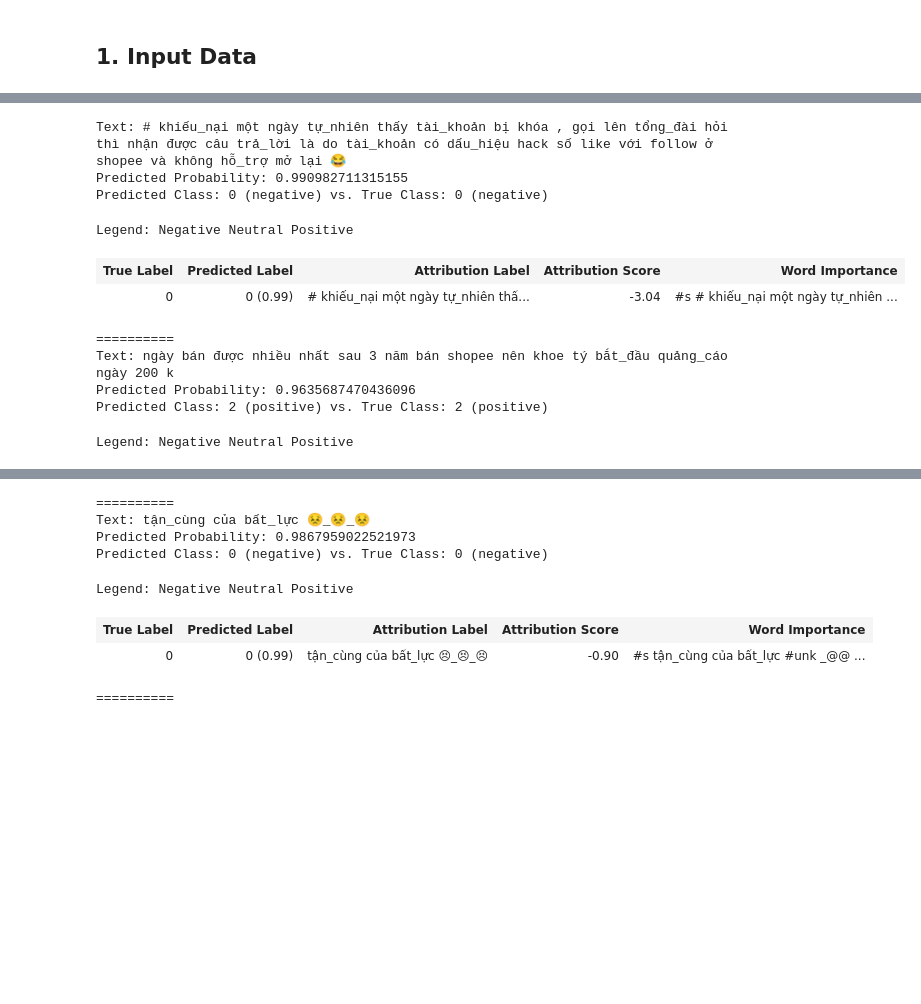
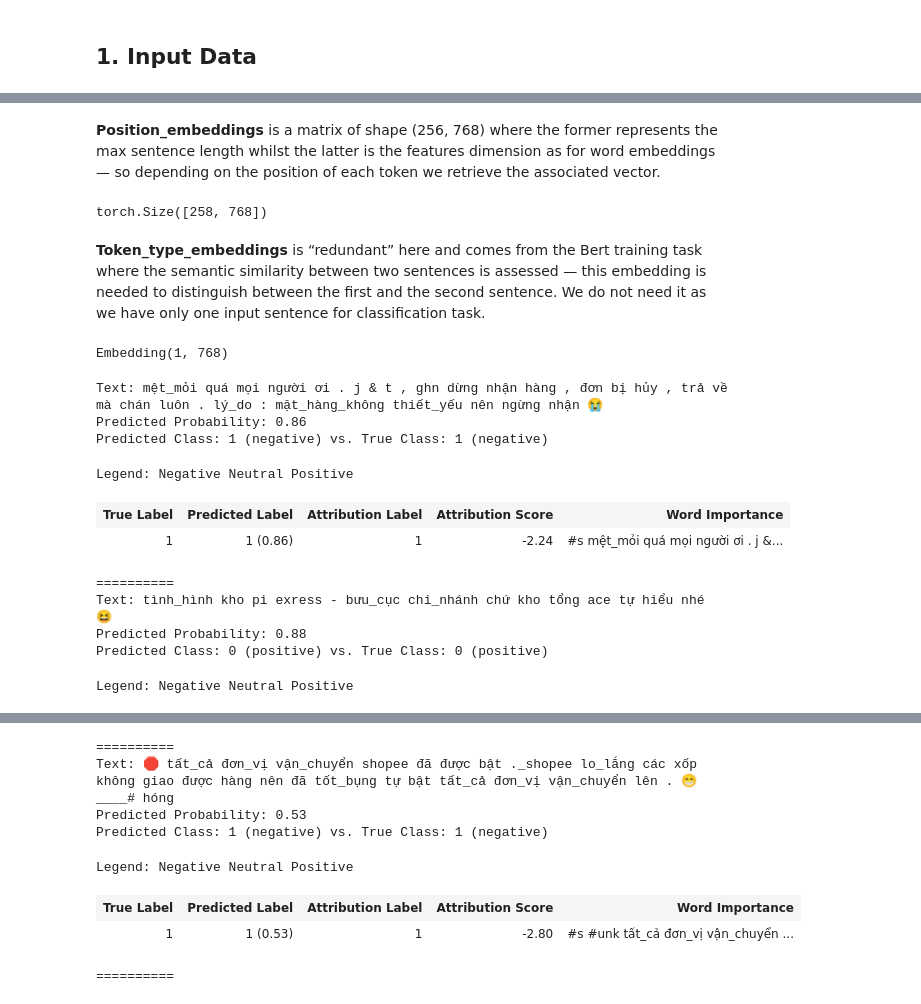
Before and after one commit to kevinkhang2909/ML-learning-journey, a Jupyter notebook: nlp/transformers_learning/captum_visual.ipynb, the cells around one changed output, grey strips where cells are left out. Saved outputs shown, nothing was run; the diff lists cells and outputs as text; code cells hidden in the pictures; blank space fills up the shorter version.

```diff
--- a/nlp/transformers_learning/captum_visual.ipynb
+++ b/nlp/transformers_learning/captum_visual.ipynb
@@ -32,6 +39,6 @@ id2label = {idx: label for idx, label in enumerate(labels)}
 label2id = {label: idx for idx, label in enumerate(labels)}
 print(f'label: {id2label}')
 
-df['label'] = df['sentiment'].map({'positive': 0, 'negative': 1})
+df['label'] = df['sentiment'].map(label2id)
 df.drop(columns=['sentiment'], inplace=True)
 # %% [output]
@@ -60,8 +74,5 @@ df.head()
 # %%
 pretrain_name = "phobert/sentiment"
 tokenizer = AutoTokenizer.from_pretrained(pretrain_name)
-model = AutoModelForSequenceClassification.from_pretrained(
-    pretrain_name,
-    num_labels=len(labels),
-    id2label=id2label,
-    label2id=label2id)
+model = AutoModelForSequenceClassification.from_pretrained(pretrain_name, num_labels=len(labels), id2label=id2label, label2id=label2id)
+model.to(device)
@@ -68,3 +103,15 @@ model = AutoModelForSequenceClassification.from_pretrained(
+# %% [markdown]
+**Position_embeddings** is a matrix of shape (256, 768) where the former represents the max sentence length whilst the latter is the features dimension as for word embeddings — so depending on the position of each token we retrieve the associated vector.
+# %%
+model.roberta.embeddings.position_embeddings.weight.shape
+# %% [output]
+torch.Size([258, 768])
+# %% [markdown]
+**Token_type_embeddings** is “redundant” here and comes from the Bert training task where the semantic similarity between two sentences is assessed — this embedding is needed to distinguish between the first and the second sentence. We do not need it as we have only one input sentence for classification task.
+# %%
+model.roberta.embeddings.token_type_embeddings
+# %% [output]
+Embedding(1, 768)
 # %%
 class XAI:
     def __init__(self, text_, label_, tokenizer_, model_, device_):
@@ -78,25 +125,24 @@ class XAI:
         self.device = device_
         self.input_ids = None
         self.ref_input_ids = None
-        self.sep_id = None
 
-    def construct_input_ref_pair(self):
+    def construct_input_ref(self):
         text_ids = self.tokenizer.encode(self.text, add_special_tokens=False)
         input_ids = [self.cls_token_id] + text_ids + [self.sep_token_id]
         ref_input_ids = [self.cls_token_id] + [self.ref_token_id] * len(text_ids) + [self.sep_token_id]
 
         self.input_ids = torch.tensor([input_ids], device=device)
         self.ref_input_ids = torch.tensor([ref_input_ids], device=device)
-        self.sep_id = len(text_ids)
 
-        return self.input_ids, self.ref_input_ids, self.sep_id
+        return self.input_ids, self.ref_input_ids
 
     def custom_forward(self, inputs):
-        # return torch.softmax(self.model(inputs)[0], dim=1)[0]
-        return torch.sigmoid(self.model(inputs)[0])[0]
+        # return torch.softmax(self.model(inputs)[0], dim=1)[0]  # multi-class
+        return torch.sigmoid(self.model(inputs)[0])[0]  # binary
 
-    def process(self):
-        all_tokens = tokenizer.convert_ids_to_tokens(self.input_ids[0])
+    def visualize(self):
+        self.input_ids, self.ref_input_ids = self.construct_input_ref()
+        self.all_tokens = tokenizer.convert_ids_to_tokens(self.input_ids[0])
 
         lig = LayerIntegratedGradients(self.custom_forward, self.model.roberta.embeddings)
         attributions, delta = lig.attribute(inputs=self.input_ids,
@@ -123,28 +169,40 @@ class XAI:
                                                 true_class=self.label,
                                                 attr_class=class_pred,
                                                 attr_score=attributions_sum.sum(),
-                                                raw_input_ids=all_tokens,
+                                                raw_input_ids=self.all_tokens,
                                                 convergence_score=delta)
 
         viz.visualize_text([score_vis])
+        return attributions_sum
+
+
+    def get_topk_attributed_tokens(self, attrs, k=5):
+        values, indices = torch.topk(attrs, k)
+        top_tokens = [self.all_tokens[idx] for idx in indices]
+        return pd.DataFrame({'Word': top_tokens, 'Index': indices, 'Attribution': values})
 # %%
-for i in [1, 4, 3]:
+report = pd.DataFrame()
+for i in [1, 3, 4]:
     text = df['token'].values[i]
     label = df['label'].values[i]
     explain = XAI(text, label, tokenizer, model, device)
-    explain.construct_input_ref_pair()
-    explain.process()
+    attributions_sum = explain.visualize()
+
+    df_topk = explain.get_topk_attributed_tokens(attributions_sum)
+    df_topk['Text'] = text
+    report = pd.concat([report, df_topk])
+
     print(10*'=')
 # %% [output]
-Text: # khiếu_nại một ngày tự_nhiên thấy tài_khoản bị khóa , gọi lên tổng_đài hỏi thì nhận được câu trả_lời là do tài_khoản có dấu_hiệu hack số like với follow ở shopee và không hỗ_trợ mở lại 😂
-Predicted Probability: 0.990982711315155
-Predicted Class: 0 (negative) vs. True Class: 0 (negative)
+Text: mệt_mỏi quá mọi người ơi . j & t , ghn dừng nhận hàng , đơn bị hủy , trả về mà chán luôn . lý_do : mặt_hàng_không thiết_yếu nên ngừng nhận 😭
+Predicted Probability: 0.86
+Predicted Class: 1 (negative) vs. True Class: 1 (negative)
 Legend: Negative Neutral Positive
 | True Label | Predicted Label | Attribution Label | Attribution Score | Word Importance |
-| 0 | 0 (0.99) | # khiếu_nại một ngày tự_nhiên thấ... | -3.04 | #s # khiếu_nại một ngày tự_nhiên ... |
+| 1 | 1 (0.86) | 1 | -2.24 | #s mệt_mỏi quá mọi người ơi . j &... |
 ==========
-Text: ngày bán được nhiều nhất sau 3 năm bán shopee nên khoe tý bắt_đầu quảng_cáo ngày 200 k
-Predicted Probability: 0.9635687470436096
-Predicted Class: 2 (positive) vs. True Class: 2 (positive)
+Text: tình_hình kho pi exress - bưu_cục chi_nhánh chứ kho tổng ace tự hiểu nhé 😆
+Predicted Probability: 0.88
+Predicted Class: 0 (positive) vs. True Class: 0 (positive)
 Legend: Negative Neutral Positive
 | True Label | Predicted Label | Attribution Label | Attribution Score | Word Importance |
@@ -152,8 +210,8 @@ Legend: Negative Neutral Positive
 ==========
-Text: tận_cùng của bất_lực 😣_😣_😣
-Predicted Probability: 0.9867959022521973
-Predicted Class: 0 (negative) vs. True Class: 0 (negative)
+Text: 🛑 tất_cả đơn_vị vận_chuyển shopee đã được bật ._shopee lo_lắng các xốp không giao được hàng nên đã tốt_bụng tự bật tất_cả đơn_vị vận_chuyển lên . 😁 ____# hóng
+Predicted Probability: 0.53
+Predicted Class: 1 (negative) vs. True Class: 1 (negative)
 Legend: Negative Neutral Positive
 | True Label | Predicted Label | Attribution Label | Attribution Score | Word Importance |
-| 0 | 0 (0.99) | tận_cùng của bất_lực 😣_😣_😣 | -0.90 | #s tận_cùng của bất_lực #unk _@@ ... |
+| 1 | 1 (0.53) | 1 | -2.80 | #s #unk tất_cả đơn_vị vận_chuyển ... |
 ==========
```
Also changed, not shown: parts of 22 cells of this notebook, 6 other files.
